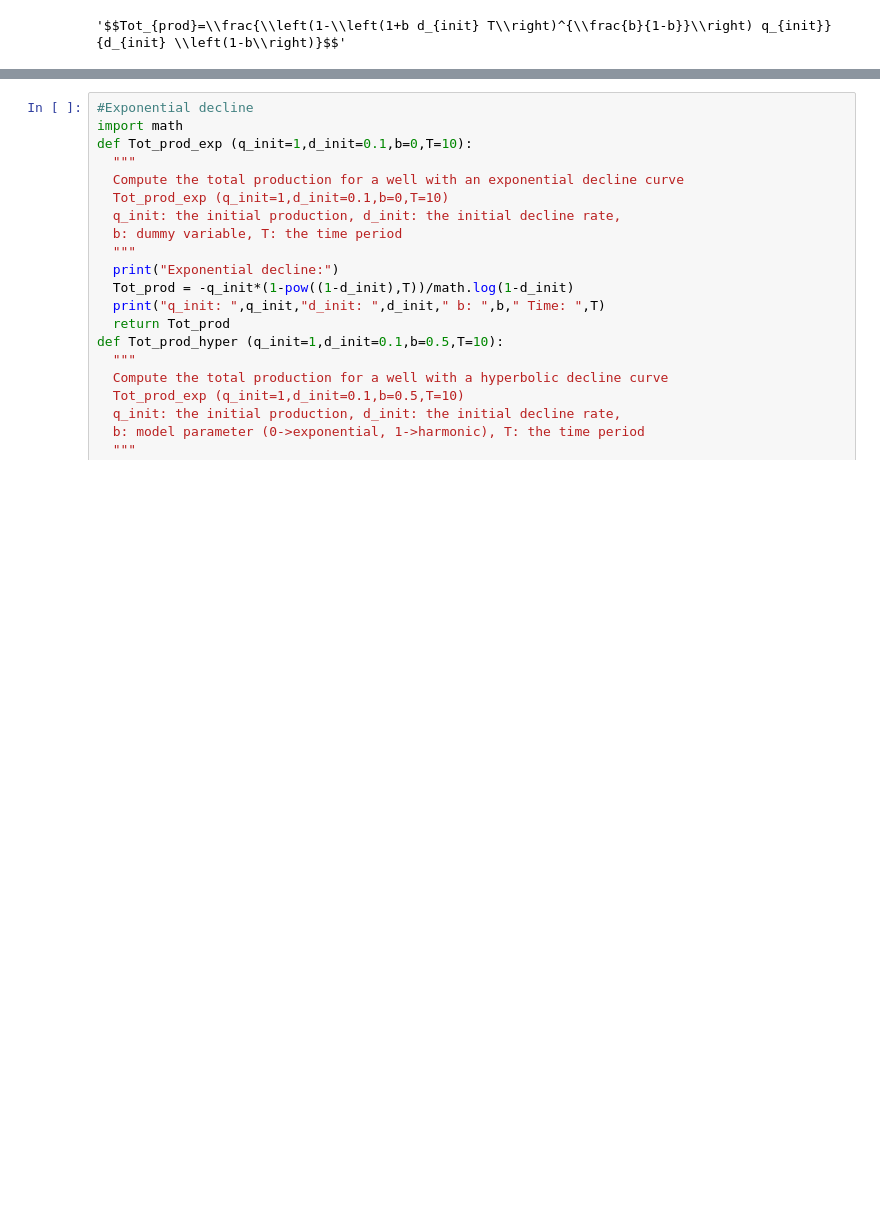
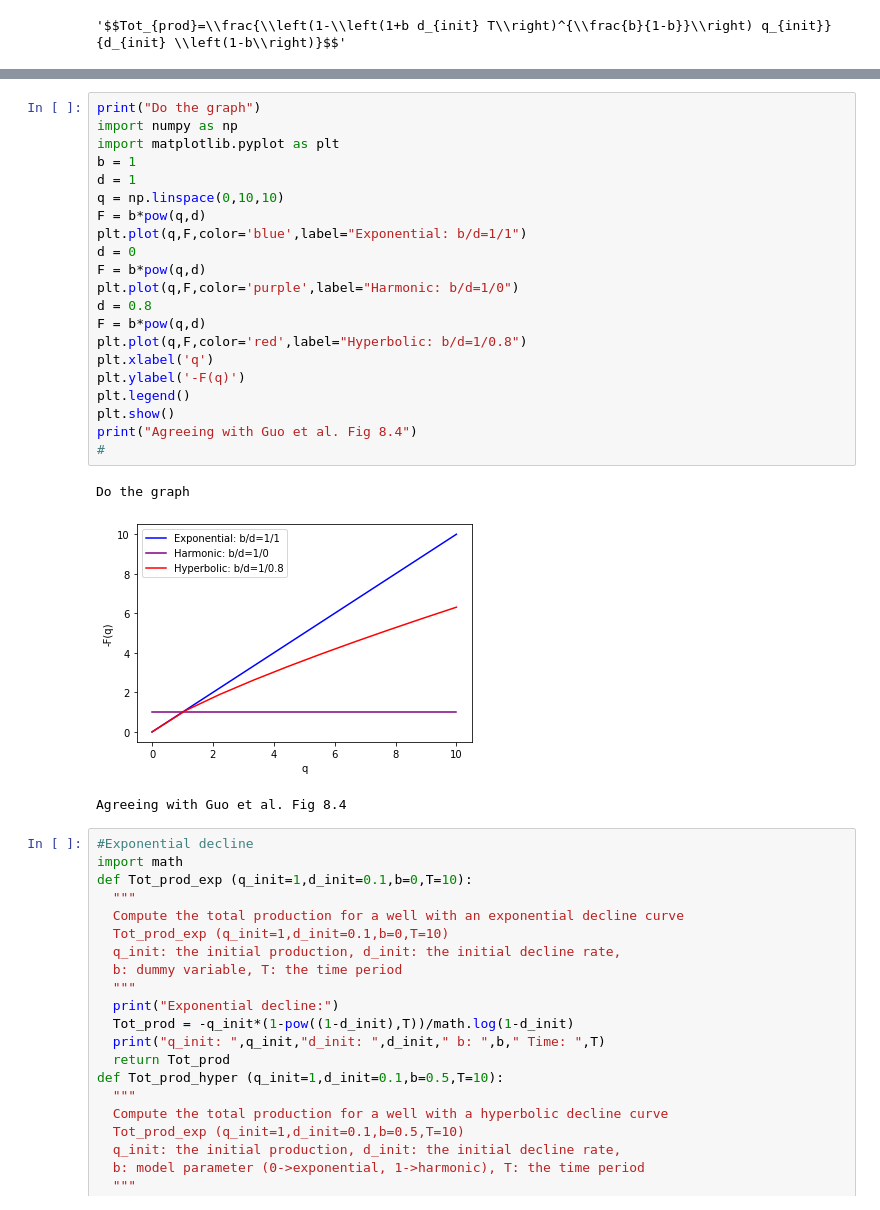
Before and after one commit to mm002a/JupyterNotebooks-V0.0, a Jupyter notebook: DeclineCurves.ipynb, the cells around one changed output, grey strips where cells are left out. Saved outputs shown, nothing was run; the diff lists cells and outputs as text; blank space fills up the shorter version.

```diff
--- a/DeclineCurves.ipynb
+++ b/DeclineCurves.ipynb
@@ -68,3 +76,28 @@ Elsevier, 2007
+# %%
+print("Do the graph")
+import numpy as np
+import matplotlib.pyplot as plt
+b = 1
+d = 1
+q = np.linspace(0,10,10)
+F = b*pow(q,d)
+plt.plot(q,F,color='blue',label="Exponential: b/d=1/1")
+d = 0
+F = b*pow(q,d)
+plt.plot(q,F,color='purple',label="Harmonic: b/d=1/0")
+d = 0.8
+F = b*pow(q,d)
+plt.plot(q,F,color='red',label="Hyperbolic: b/d=1/0.8")
+plt.xlabel('q')
+plt.ylabel('-F(q)')
+plt.legend()
+plt.show()
+print("Agreeing with Guo et al. Fig 8.4")
+#
+# %% [output]
+Do the graph
+[figure, added]
+Agreeing with Guo et al. Fig 8.4
 # %%
 #Exponential decline
 import math
```
Also changed, not shown: parts of 1 cell of this notebook.
